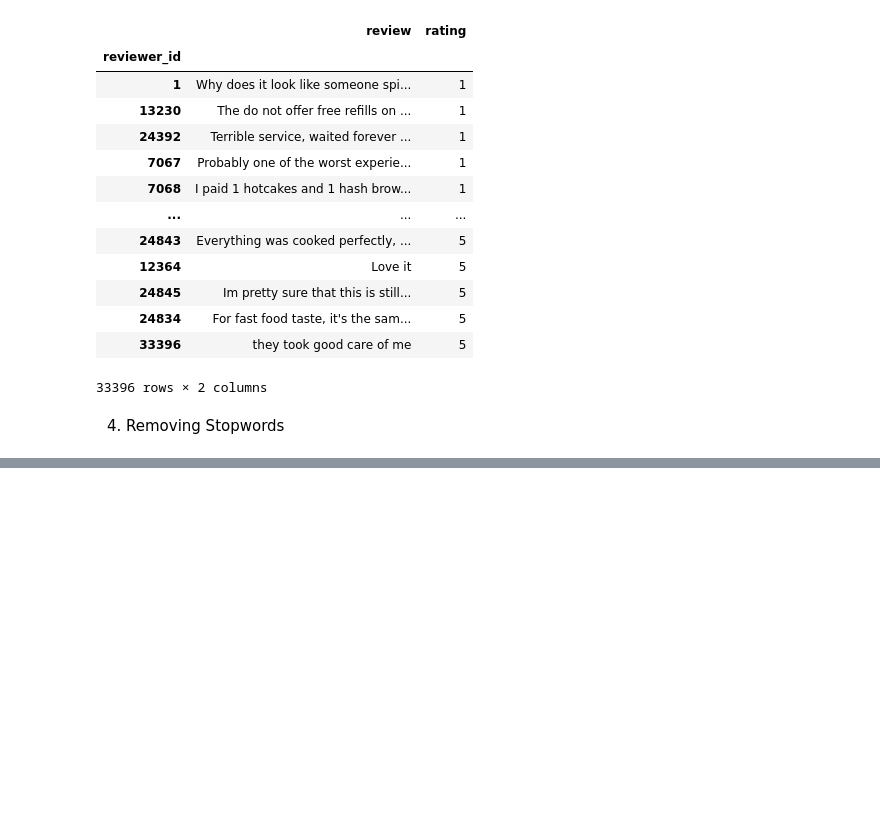
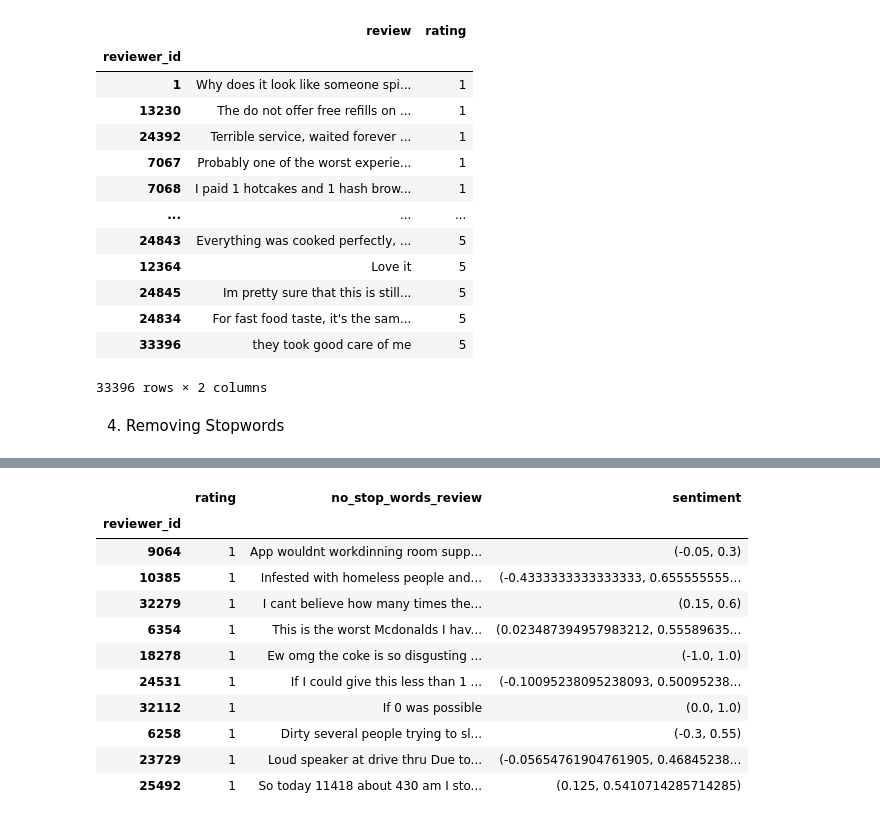
Before and after one commit to niannianwang/Applying-BERT-in-predicting-customer-review-rating-for-future-labeling, a Jupyter notebook: notebook.ipynb, the cells around one changed output, grey strips where cells are left out. Saved outputs shown, nothing was run; the diff lists cells and outputs as text; code cells hidden in the pictures; blank space fills up the shorter version.

Commit message:
rating sentiment

```diff
--- a/notebook.ipynb
+++ b/notebook.ipynb
@@ -124,0 +137,11 @@ df_nostop_keywords.to_csv("review_without_stop_words", encoding = "latin-1") #Ex
+# %%
+from textblob import TextBlob
+
+def sentiment(phrase):
+    '''a function to find polarity and subjectivity of reviews'''
+    tb_phrase = TextBlob(phrase)
+    tb_phrase.correct()#Corrects spelling error
+
+    tb_phrase.tags #https://www.sketchengine.eu/penn-treebank-tagset/ POS tagging
+
+    return tb_phrase.sentiment #Polarity 1 to -1, subjectivity 1 to -1
@@ -124,0 +152,3 @@ df_nostop_keywords.to_csv("review_without_stop_words", encoding = "latin-1") #Ex
+# %%
+df_rating_1 = df_nostop_keywords[df_nostop_keywords.get("rating") == 1]
+df_rating_1
@@ -124,0 +170,4 @@ df_nostop_keywords.to_csv("review_without_stop_words", encoding = "latin-1") #Ex
+# %%
+np.random.seed(1)
+df_sampled_1 = df_rating_1.sample(n=10)
+df_sampled_1
@@ -124,0 +187,15 @@ df_nostop_keywords.to_csv("review_without_stop_words", encoding = "latin-1") #Ex
+# %%
+df_sampled_1.assign(sentiment = df_sampled_1.get("no_stop_words_review").apply(sentiment))
+# %% [output]
+|  | rating | no_stop_words_review | sentiment |
+| reviewer_id |  |  |  |
+| 9064 | 1 | App wouldnt workdinning room supp... | (-0.05, 0.3) |
+| 10385 | 1 | Infested with homeless people and... | (-0.4333333333333333, 0.655555555... |
+| 32279 | 1 | I cant believe how many times the... | (0.15, 0.6) |
+| 6354 | 1 | This is the worst Mcdonalds I hav... | (0.023487394957983212, 0.55589635... |
+| 18278 | 1 | Ew omg the coke is so disgusting ... | (-1.0, 1.0) |
+| 24531 | 1 | If I could give this less than 1 ... | (-0.10095238095238093, 0.50095238... |
+| 32112 | 1 | If 0 was possible | (0.0, 1.0) |
+| 6258 | 1 | Dirty several people trying to sl... | (-0.3, 0.55) |
+| 23729 | 1 | Loud speaker at drive thru Due to... | (-0.05654761904761905, 0.46845238... |
+| 25492 | 1 | So today 11418 about 430 am I sto... | (0.125, 0.5410714285714285) |
```
Also changed, not shown: parts of 10 cells of this notebook, 1 other file.
